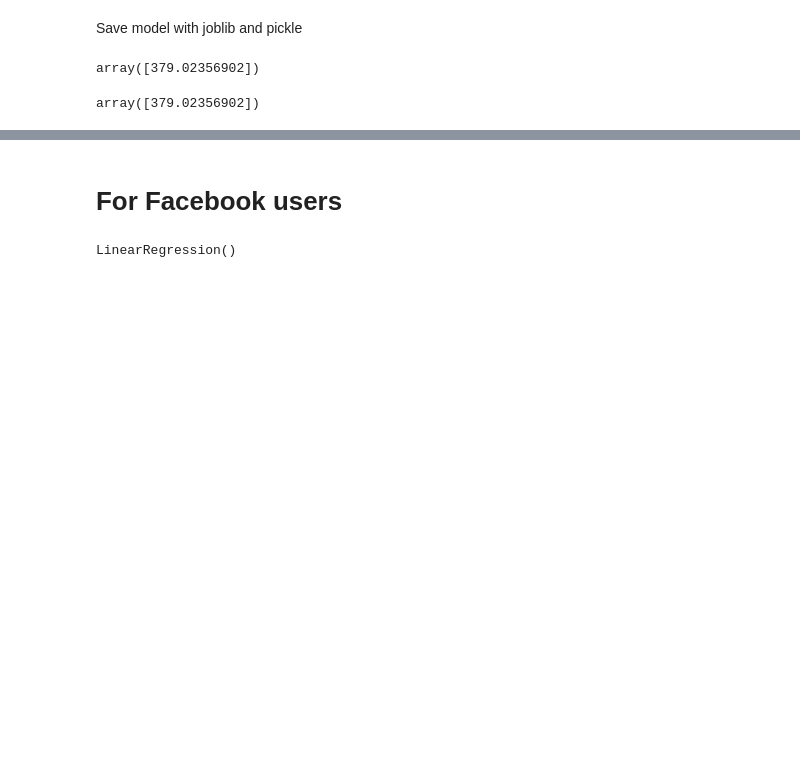
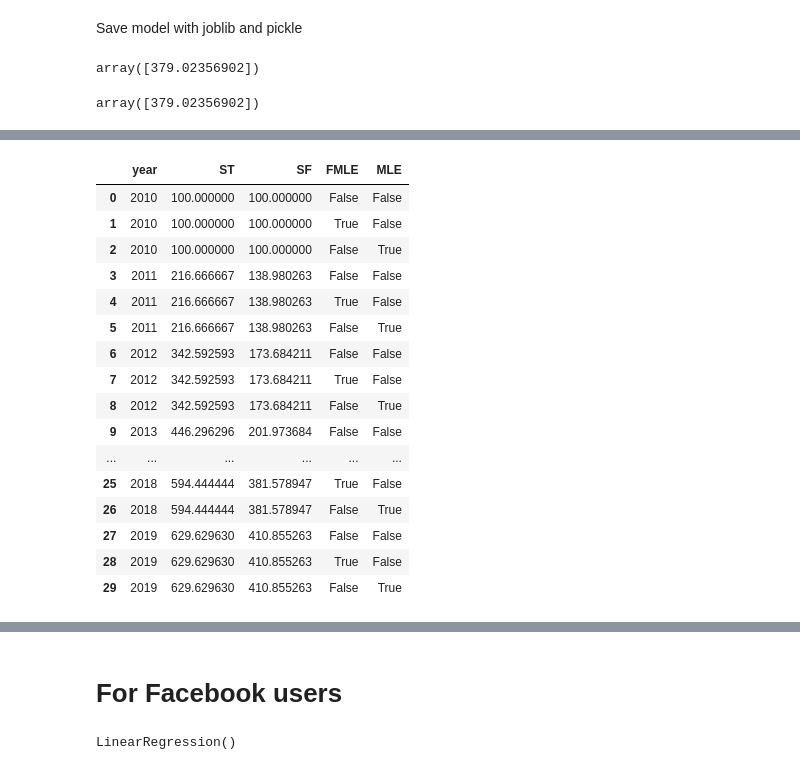
Before and after one commit to GabiHan/ML-Suicide-Analysis, a Jupyter notebook: SuicideData.ipynb, the cells around one changed output, grey strips where cells are left out. Drawn from its saved outputs; the diff is of its cells as text; code cells hidden in the pictures; blank space fills up the shorter version.

```diff
--- a/SuicideData.ipynb
+++ b/SuicideData.ipynb
@@ -198,0 +341,21 @@ array([379.02356902])
+# %%
+X = final.drop('S',axis='columns')
+X
+# %% [output]
+|  | year | ST | SF | FMLE | MLE |
+| 0 | 2010 | 100.000000 | 100.000000 | False | False |
+| 1 | 2010 | 100.000000 | 100.000000 | True | False |
+| 2 | 2010 | 100.000000 | 100.000000 | False | True |
+| 3 | 2011 | 216.666667 | 138.980263 | False | False |
+| 4 | 2011 | 216.666667 | 138.980263 | True | False |
+| 5 | 2011 | 216.666667 | 138.980263 | False | True |
+| 6 | 2012 | 342.592593 | 173.684211 | False | False |
+| 7 | 2012 | 342.592593 | 173.684211 | True | False |
+| 8 | 2012 | 342.592593 | 173.684211 | False | True |
+| 9 | 2013 | 446.296296 | 201.973684 | False | False |
+| ... | ... | ... | ... | ... | ... |
+| 25 | 2018 | 594.444444 | 381.578947 | True | False |
+| 26 | 2018 | 594.444444 | 381.578947 | False | True |
+| 27 | 2019 | 629.629630 | 410.855263 | False | False |
+| 28 | 2019 | 629.629630 | 410.855263 | True | False |
+| 29 | 2019 | 629.629630 | 410.855263 | False | True |
```
Also changed, not shown: parts of 9 cells of this notebook.
